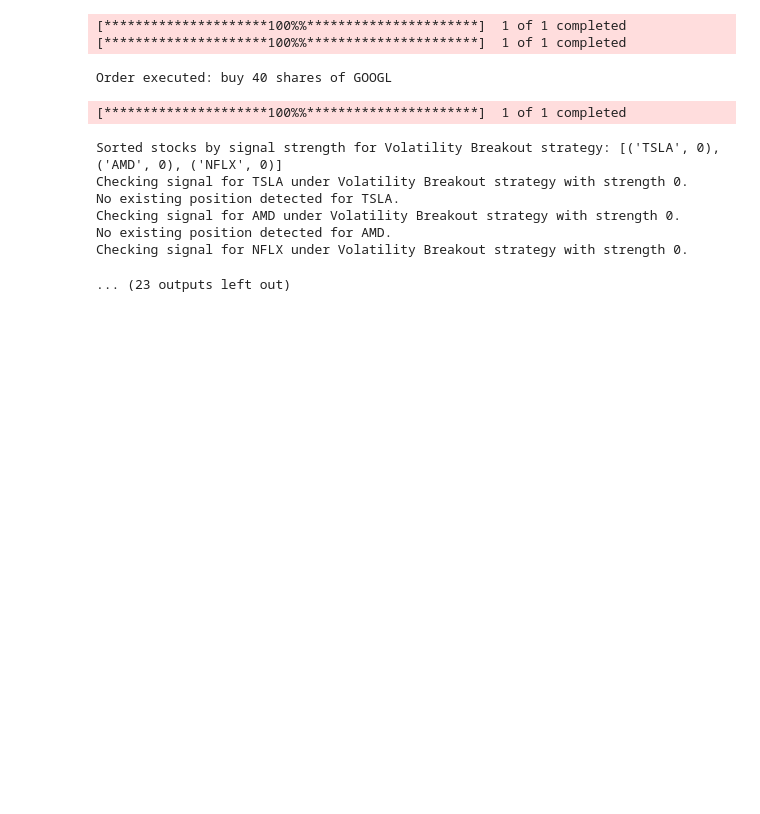
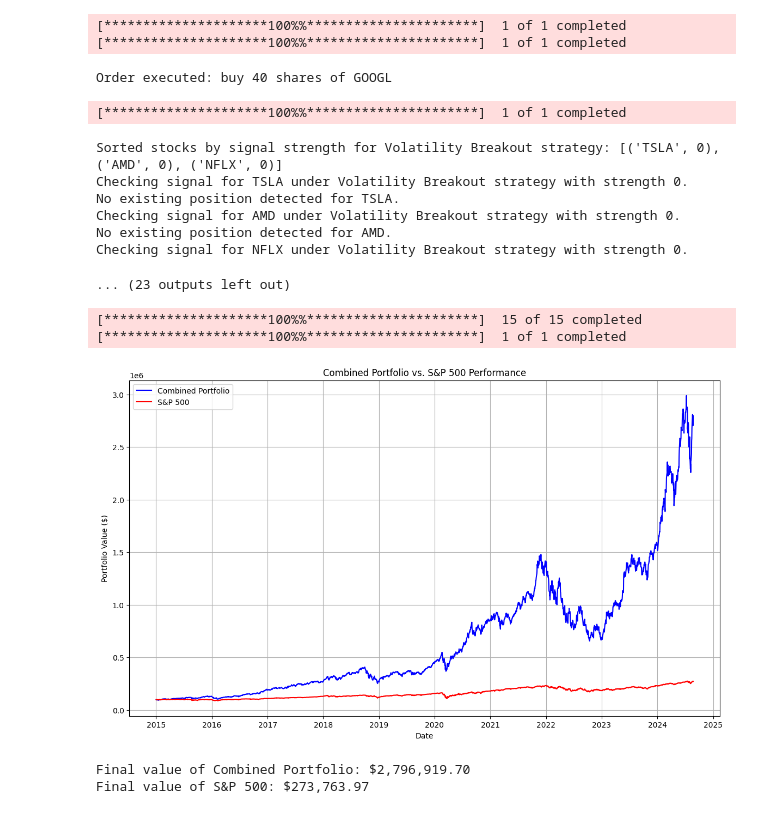
Before and after one commit to sidshendrikar/tradealgo, a Jupyter notebook: lowfequities.ipynb, the cells around one changed output. Drawn from its saved outputs; the diff is of its cells as text; code cells hidden in the pictures; blank space fills up the shorter version.

```diff
--- a/lowfequities.ipynb
+++ b/lowfequities.ipynb
@@ -713,3 +713,63 @@ Checking signal for AMD under Volatility Breakout strategy with strength 0.
 No existing position detected for AMD.
 Checking signal for NFLX under Volatility Breakout strategy with strength 0.
 ... (23 outputs left out)
+# %%
+import yfinance as yf
+import matplotlib.pyplot as plt
+import pandas as pd
+import numpy as np
+
+strategies = {
+    "Trend Following": ["AAPL", "MSFT", "GOOGL"],
+    "Volatility Breakout": ["TSLA", "AMD", "NFLX"],
+    "Retracement": ["AMZN", "NVDA", "META"],
+    "Comprehensive Market": ["JPM", "GS", "BAC"],
+    "Short-Term Trading": ["SPY", "QQQ", "IWM"]
+}
+
+start_date = "2015-01-01"
+end_date = datetime.now().strftime('%Y-%m-%d')
+
+all_stocks = [stock for stocks in strategies.values() for stock in stocks]
+data = yf.download(all_stocks, start=start_date, end=end_date)['Adj Close']
+sp500_data = yf.download('^GSPC', start=start_date, end=end_date)['Adj Close']
+
+strategy_portfolios = {strategy: pd.DataFrame(index=data.index) for strategy in strategies.keys()}
+
+for strategy, stocks in strategies.items():
+    allocation_per_stock = 20000 / len(stocks)
+
+    initial_prices = data[stocks].iloc[0]
+    shares = allocation_per_stock / initial_prices
+
+    strategy_portfolios[strategy] = data[stocks].multiply(shares).sum(axis=1)
+
+combined_portfolio = sum(strategy_portfolios.values())
+
+initial_sp500_value = sp500_data.iloc[0]
+sp500_normalized = sp500_data / initial_sp500_value * 100000
+
+initial_combined_value = combined_portfolio.iloc[0]
+combined_portfolio_normalized = combined_portfolio / initial_combined_value * 100000
+
+plt.figure(figsize=(14, 8))
+plt.plot(combined_portfolio_normalized, label='Combined Portfolio', color='blue')
+plt.plot(sp500_normalized, label='S&P 500', color='red')
+plt.title('Combined Portfolio vs. S&P 500 Performance')
+plt.xlabel('Date')
+plt.ylabel('Portfolio Value ($)')
+plt.legend()
+plt.grid(True)
+plt.show()
+
+final_combined_value = combined_portfolio_normalized.iloc[-1]
+final_sp500_value = sp500_normalized.iloc[-1]
+
+print(f"Final value of Combined Portfolio: ${final_combined_value:,.2f}")
+print(f"Final value of S&P 500: ${final_sp500_value:,.2f}")
+# %% [output]
+[*********************100%%**********************]  15 of 15 completed
+[*********************100%%**********************]  1 of 1 completed
+[figure, added]
+Final value of Combined Portfolio: $2,796,919.70
+Final value of S&P 500: $273,763.97
```
Also changed, not shown: parts of 1 cell of this notebook.
